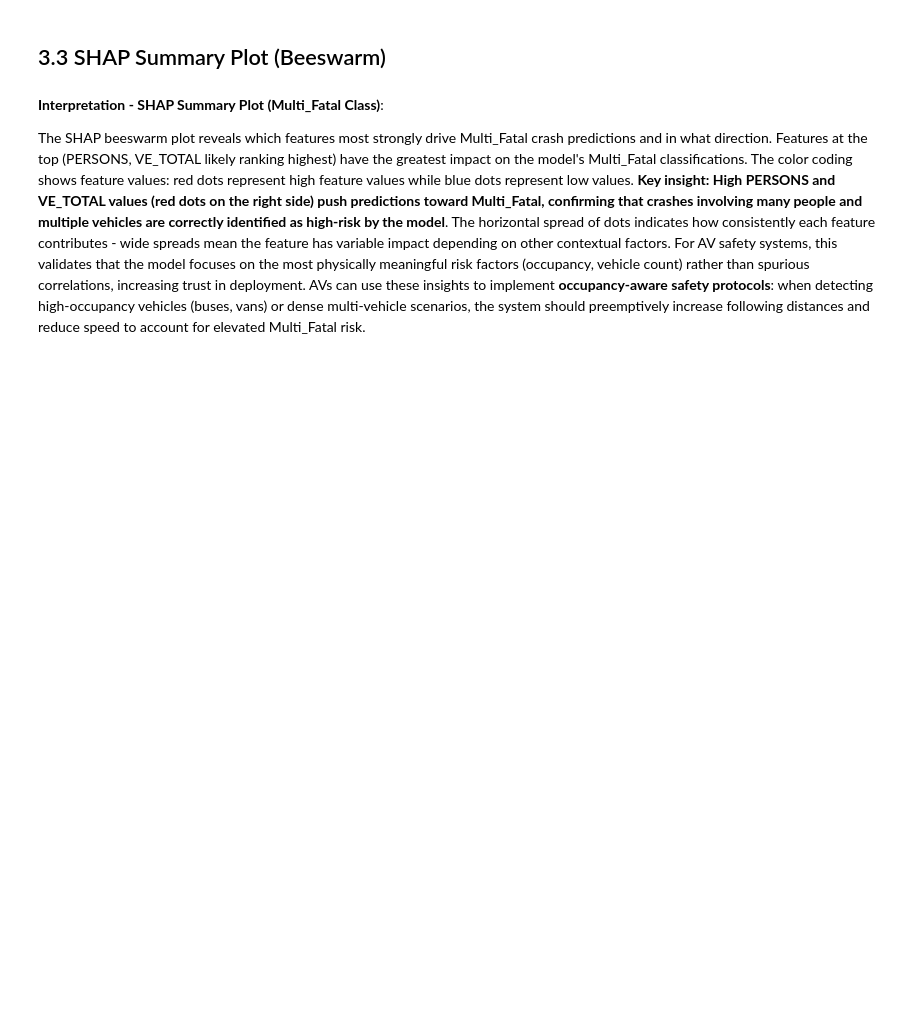
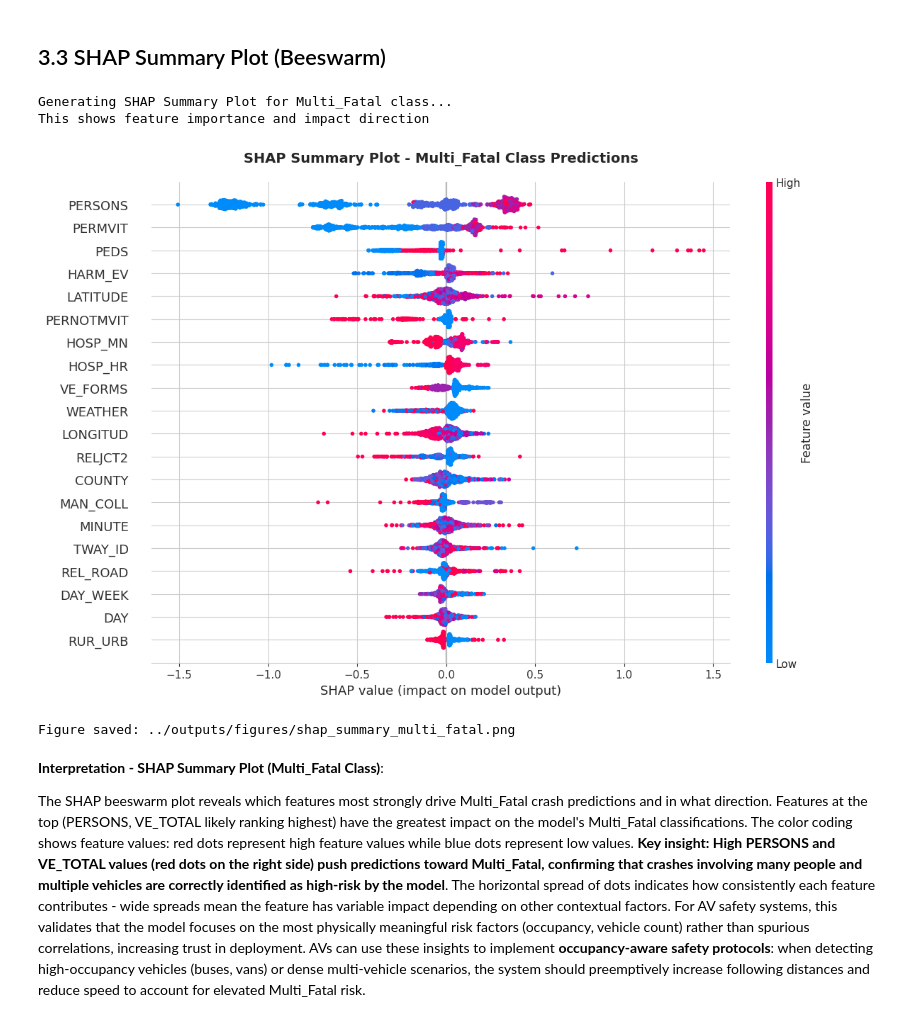
Before and after one commit to amykitt/msis522-hw1-av-crash-analysis, a Jupyter notebook: notebooks/analysis.ipynb, the cells around one changed output. Drawn from its saved outputs; the diff is of its cells as text; code cells hidden in the pictures; blank space fills up the shorter version.

Commit message:
Run Part 3 SHAP analysis - all plots generated

```diff
--- a/notebooks/analysis.ipynb
+++ b/notebooks/analysis.ipynb
@@ -1450,23 +1956,27 @@ print(f"\nFor multiclass: 3 sets of SHAP values (one per class)")
 # %%
 # Summary plot for Multi_Fatal class (most critical for AV safety)
 print("Generating SHAP Summary Plot for Multi_Fatal class...")
 print("This shows feature importance and impact direction\n")
 
 plt.figure(figsize=(12, 8))
 shap.summary_plot(
-    shap_values[2],  # Multi_Fatal class (index 2)
+    shap_values[:, :, 2],  # Multi_Fatal class (index 2)
     X_test_shap,
-    feature_names=X.columns,
+    feature_names=list(X.columns),
     show=False,
     plot_size=(12, 8)
 )
 plt.title('SHAP Summary Plot - Multi_Fatal Class Predictions',
           fontsize=14, fontweight='bold', pad=20)
 plt.tight_layout()
 plt.savefig(FIGURE_PATH / 'shap_summary_multi_fatal.png', dpi=300, bbox_inches='tight')
 plt.show()
-
 print(f"Figure saved: {FIGURE_PATH / 'shap_summary_multi_fatal.png'}")
+# %% [output]
+Generating SHAP Summary Plot for Multi_Fatal class...
+This shows feature importance and impact direction
+[figure, added]
+Figure saved: ../outputs/figures/shap_summary_multi_fatal.png
 # %% [markdown]
 **Interpretation - SHAP Summary Plot (Multi_Fatal Class)**:
 
```
Also changed, not shown: parts of 64 cells of this notebook, 30 other files.
